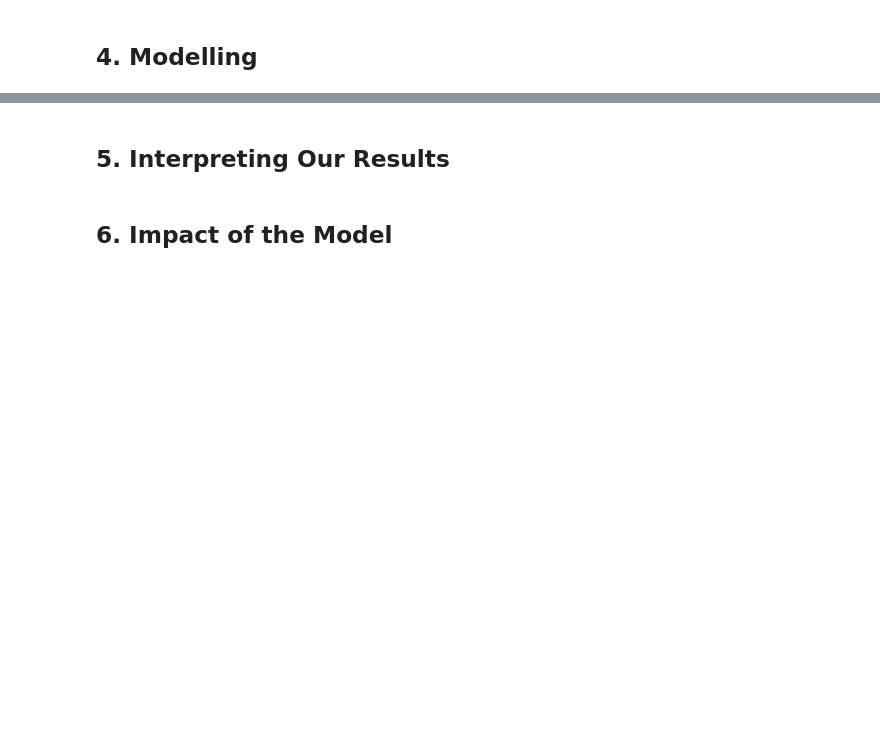
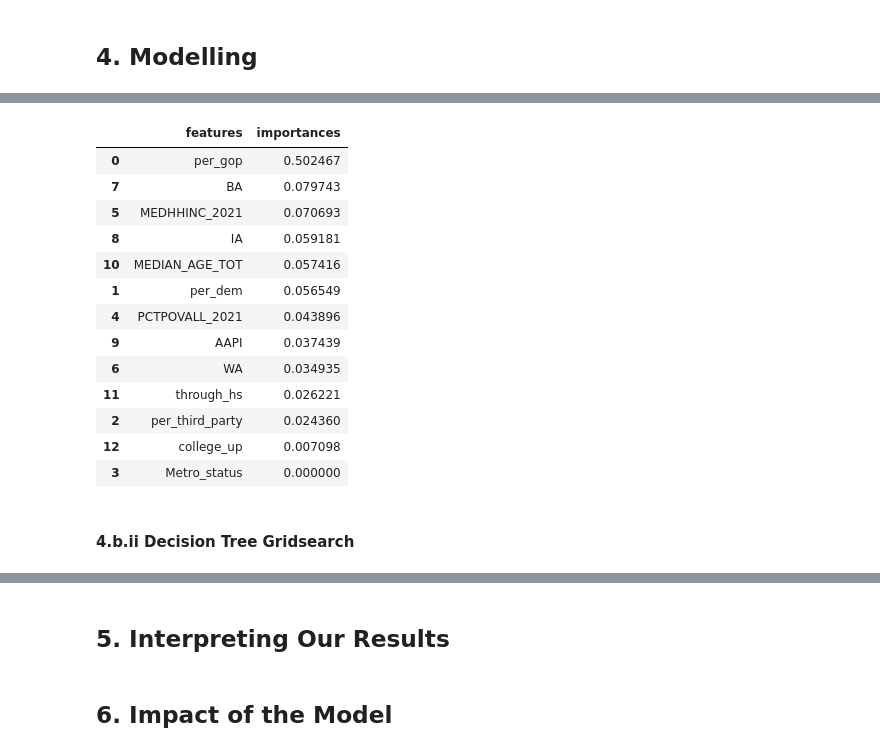
Before and after one commit to natehiatt/covid_vax_project, a Jupyter notebook: Final.ipynb, the cells around one changed output, grey strips where cells are left out. Drawn from its saved outputs; the diff is of its cells as text; code cells hidden in the pictures; blank space fills up the shorter version.

```diff
--- a/Final.ipynb
+++ b/Final.ipynb
@@ -1087,0 +1201,19 @@ df.to_csv('data/cleaned_data.csv', sep=',', index=False)
+# %%
+get_feature_importances(dt_pipe['dt'], X)
+# %% [output]
+|  | features | importances |
+| 0 | per_gop | 0.502467 |
+| 7 | BA | 0.079743 |
+| 5 | MEDHHINC_2021 | 0.070693 |
+| 8 | IA | 0.059181 |
+| 10 | MEDIAN_AGE_TOT | 0.057416 |
+| 1 | per_dem | 0.056549 |
+| 4 | PCTPOVALL_2021 | 0.043896 |
+| 9 | AAPI | 0.037439 |
+| 6 | WA | 0.034935 |
+| 11 | through_hs | 0.026221 |
+| 2 | per_third_party | 0.024360 |
+| 12 | college_up | 0.007098 |
+| 3 | Metro_status | 0.000000 |
+# %% [markdown]
+#### 4.b.ii Decision Tree Gridsearch
```
Also changed, not shown: parts of 13 cells of this notebook.
